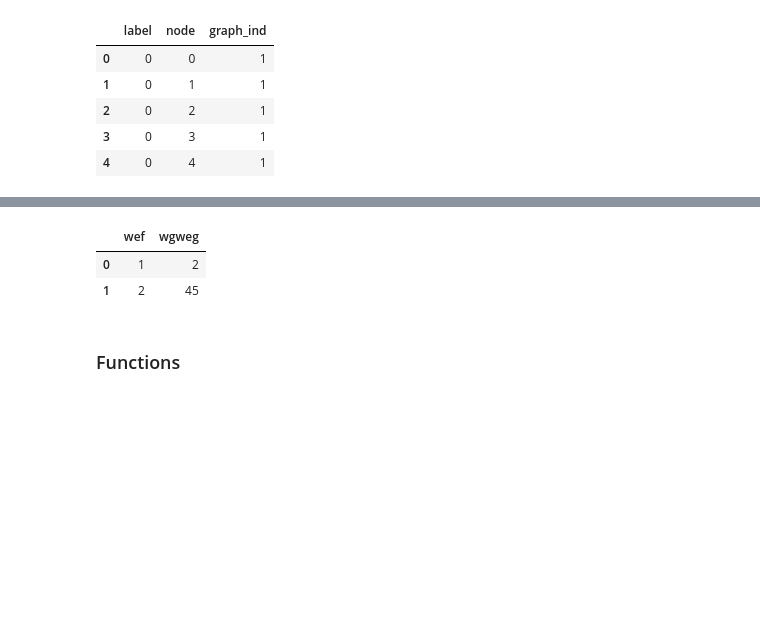
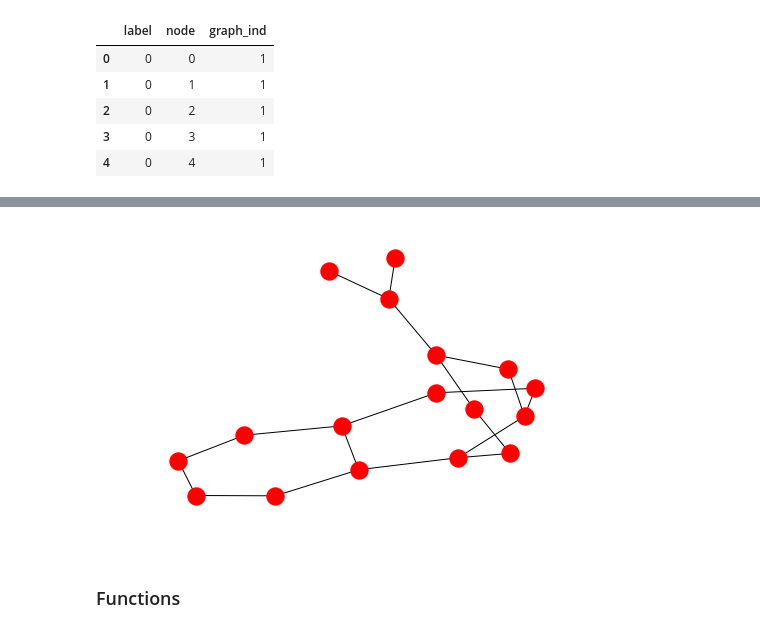
Before and after one commit to jdc08161063/PatchyCapsules, a Jupyter notebook: PatchyCapsulesNotebook.ipynb, the cells around one changed output, grey strips where cells are left out. Saved outputs shown, nothing was run; the diff lists cells and outputs as text; code cells hidden in the pictures; blank space fills up the shorter version.

```diff
--- a/PatchyCapsulesNotebook.ipynb
+++ b/PatchyCapsulesNotebook.ipynb
@@ -94,3 +90,9 @@ adj_1 = df_adj[df_adj['from'].isin(list(range(17))) | df_adj['to'].isin(list(ran
+# %%
+idx_ranges = np.cumsum([0] + df_graph_ind.groupby('graph_ind').count().node.tolist())
+# %%
+graph_idx = 0
+list_nodes_per_graph = list(range(idx_ranges[graph_idx],idx_ranges[graph_idx+1]))
+adj_1 = df_adj[df_adj['from'].isin(list_nodes_per_graph) | df_adj['to'].isin(list_nodes_per_graph)]
 # %%
 g1 = nx.Graph()
 g1.add_edges_from(adj_1.values)
@@ -98,9 +102,9 @@ nx.draw(g1)
-# %%
-pd.DataFrame({'wef':[1,2],'wgweg':[2,45]})
-# %% [output]
-|  | wef | wgweg |
-| 0 | 1 | 2 |
-| 1 | 2 | 45 |
+# %%
+g1 = nx.Graph()
+g1.add_edges_from(adj_1.values)
+nx.draw(g1)
+# %% [output]
+[figure, added]
 # %%
 dataset_name = 'MUTAG'
 GAMMA_ENV = os.environ['GAMMA_DATA_ROOT']
```
Also changed, not shown: parts of 3 cells of this notebook, 3 other files.
